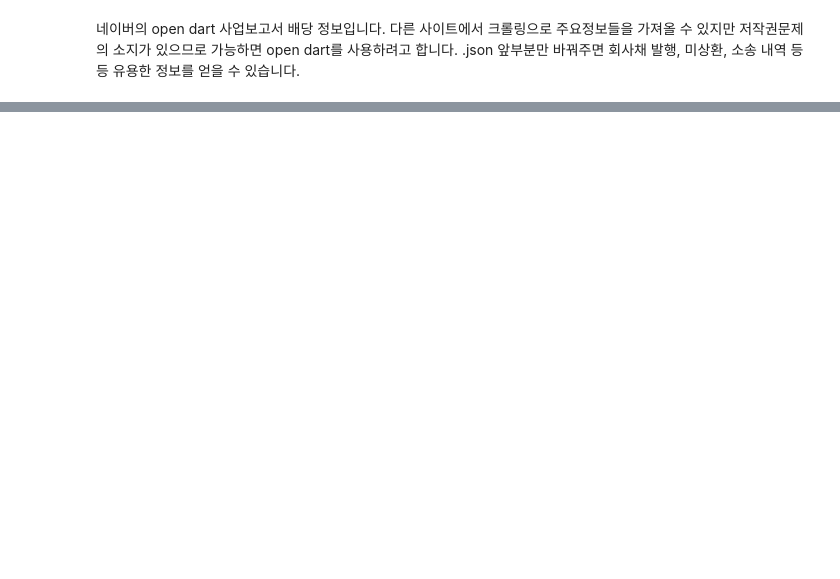
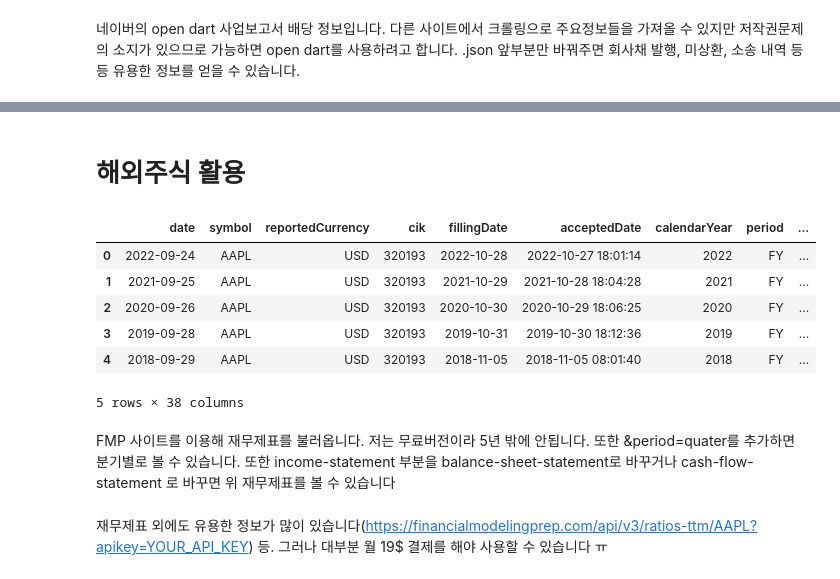
Before and after one commit to hojune2/_investment, a Jupyter notebook: micro.ipynb, the cells around one changed output, grey strips where cells are left out. Saved outputs shown, nothing was run; the diff lists cells and outputs as text; code cells hidden in the pictures; blank space fills up the shorter version.

```diff
--- a/micro.ipynb
+++ b/micro.ipynb
@@ -154,0 +184,20 @@ Text(0.5, 1.0, 'EBIT')
+# %% [markdown]
+# 해외주식 활용
+# %%
+api='1234'
+url=f'https://financialmodelingprep.com/api/v3/income-statement/AAPL?limit=200&apikey={api}'.format(api)
+df=pd.read_json(url)
+df
+# %% [output]
+|  | date | symbol | reportedCurrency | cik | fillingDate | acceptedDate | calendarYear | period | ... |
+| 0 | 2022-09-24 | AAPL | USD | 320193 | 2022-10-28 | 2022-10-27 18:01:14 | 2022 | FY | ... |
+| 1 | 2021-09-25 | AAPL | USD | 320193 | 2021-10-29 | 2021-10-28 18:04:28 | 2021 | FY | ... |
+| 2 | 2020-09-26 | AAPL | USD | 320193 | 2020-10-30 | 2020-10-29 18:06:25 | 2020 | FY | ... |
+| 3 | 2019-09-28 | AAPL | USD | 320193 | 2019-10-31 | 2019-10-30 18:12:36 | 2019 | FY | ... |
+| 4 | 2018-09-29 | AAPL | USD | 320193 | 2018-11-05 | 2018-11-05 08:01:40 | 2018 | FY | ... |
+5 rows × 38 columns
+# %% [markdown]
+FMP 사이트를 이용해 재무제표를 불러옵니다. 저는 무료버전이라 5년 밖에 안됩니다.
+또한 &period=quater를 추가하면 분기별로 볼 수 있습니다. 또한 income-statement 부분을 balance-sheet-statement로 바꾸거나 cash-flow-statement 로 바꾸면 위 재무제표를 볼 수 있습니다
+# %% [markdown]
+재무제표 외에도 유용한 정보가 많이 있습니다(https://financialmodelingprep.com/api/v3/ratios-ttm/AAPL?apikey=YOUR_API_KEY) 등. 그러나 대부분 월 19$ 결제를 해야 사용할 수 있습니다 ㅠ
```
Also changed, not shown: parts of 15 cells of this notebook.
